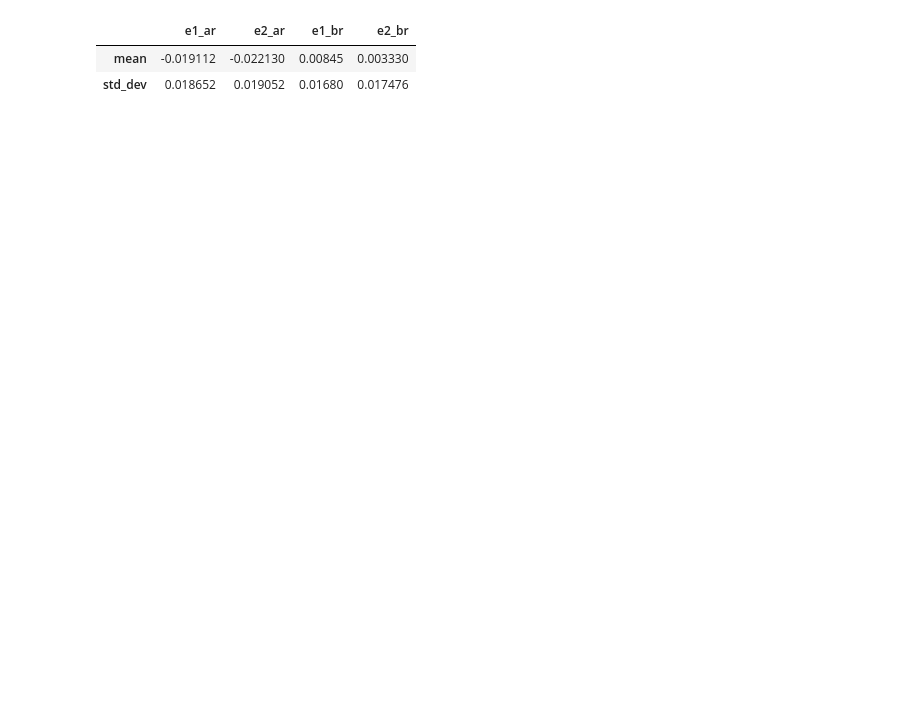
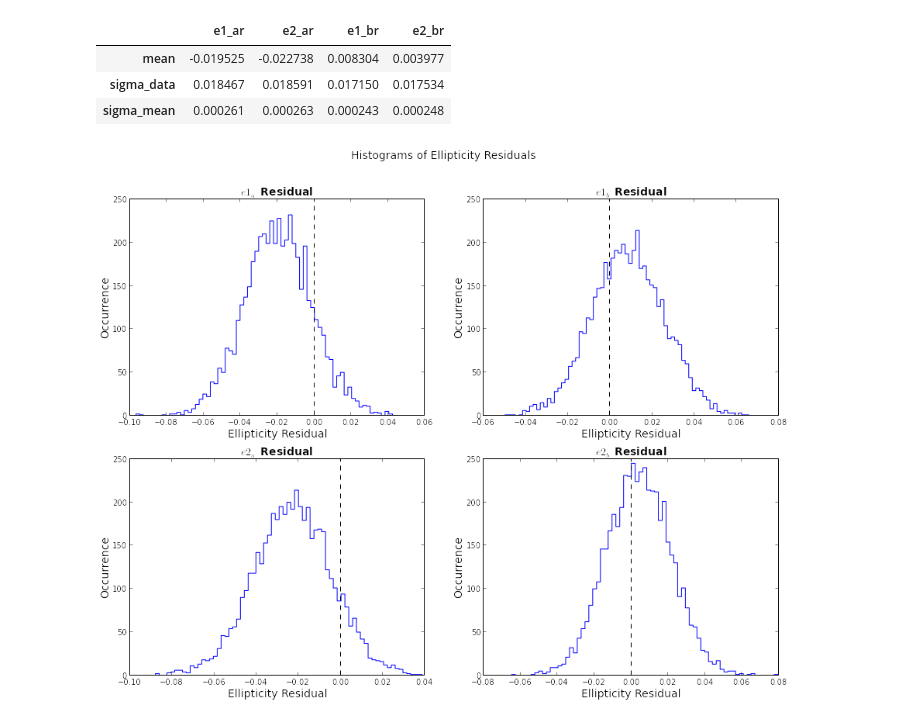
Before and after one commit to alvarezcl/deblending, a Jupyter notebook: test_fit.ipynb, the cells around one changed output. Cells and saved outputs as stored; diff of their text form; code cells hidden in the pictures; blank space fills up the shorter version.

```diff
--- a/test_fit.ipynb
+++ b/test_fit.ipynb
@@ -162,7 +159,7 @@ def main(argv,plot=False):
 
     return residual
 # %%
-# Simple function that runs a loop over the main function above and shows
+# Simple function that runs a loop over the main function above and plots
 # the bias on ellipticities.
 def run_sample_batch(num_trials):
     results = []
@@ -170,20 +167,43 @@ def run_sample_batch(num_trials):
         residuals_e = main(0,plot=False)
         results.append(residuals_e.values)
 
+    # Store the data in panda arrays
+    sqr_N = np.sqrt(num_trials)
     results = pd.DataFrame(results,columns=['e1_ar','e2_ar','e1_br','e2_br'])
     stats = np.array([[np.mean(results['e1_ar']),np.mean(results['e2_ar']),np.mean(results['e1_br']),np.mean(results['e2_br'])],
-                      [np.std(results['e1_ar']), np.std(results['e2_ar']), np.std(results['e1_br']), np.std(results['e2_br'])]])
-    stats = pd.DataFrame(stats,columns=['e1_ar','e2_ar','e1_br','e2_br'],index=['mean','std_dev'])
-    # Histogram the data TODO
+                      [np.std(results['e1_ar']), np.std(results['e2_ar']), np.std(results['e1_br']), np.std(results['e2_br'])],
+                      [np.std(results['e1_ar'])/sqr_N, np.std(results['e2_ar'])/sqr_N, np.std(results['e1_br'])/sqr_N, np.std(results['e2_br'])/sqr_N]])
+    stats = pd.DataFrame(stats,columns=['e1_ar','e2_ar','e1_br','e2_br'],index=['mean','sigma_data','sigma_mean'])
 
-    return results, stats
+    # Histogram the data
+    bin_nums = np.sqrt(num_trials-1)-1;
+    gs = gridspec.GridSpec(2,2)
+    fig = plt.figure(figsize=(15,11))
+    fs = 14
+    plt.suptitle('Histograms of Ellipticity Residuals',fontsize=fs)
+    ax1 = fig.add_subplot(gs[0,0])
+    a = ax1.hist(results['e1_ar'],bins=bin_nums,histtype=u'step'); plt.title('$e1_a$ Residual',fontsize=fs,fontweight='bold'); plt.xlabel('Ellipticity Residual',fontsize=fs); plt.ylabel('Occurrence',fontsize=fs)
+    plt.axvline(0,color='k',linestyle='--')
+    ax2 = fig.add_subplot(gs[1,0])
+    b = ax2.hist(results['e2_ar'],bins=bin_nums,histtype=u'step'); plt.title('$e2_a$ Residual',fontsize=fs,fontweight='bold'); plt.xlabel('Ellipticity Residual',fontsize=fs); plt.ylabel('Occurrence',fontsize=fs)
+    plt.axvline(0,color='k',linestyle='--')
+    ax3 = fig.add_subplot(gs[0,1])
+    c = ax3.hist(results['e1_br'],bins=bin_nums,histtype=u'step'); plt.title('$e1_b$ Residual',fontsize=fs,fontweight='bold'); plt.xlabel('Ellipticity Residual',fontsize=fs); plt.ylabel('Occurrence',fontsize=fs)
+    plt.axvline(0,color='k',linestyle='--')
+    ax4 = fig.add_subplot(gs[1,1])
+    d = ax4.hist(results['e2_br'],bins=bin_nums,histtype=u'step'); plt.title('$e2_b$ Residual',fontsize=fs,fontweight='bold'); plt.xlabel('Ellipticity Residual',fontsize=fs); plt.ylabel('Occurrence',fontsize=fs)
+    plt.axvline(0,color='k',linestyle='--')
+
+    return results, stats, fig
 
 if __name__ == '__main__':
     main(sys.argv)
 # %%
-results, stats = run_sample_batch(1000)
+residuals, stats, fig = run_sample_batch(5000)
 stats
 # %% [output]
 |  | e1_ar | e2_ar | e1_br | e2_br |
-| mean | -0.019112 | -0.022130 | 0.00845 | 0.003330 |
-| std_dev | 0.018652 | 0.019052 | 0.01680 | 0.017476 |
+| mean | -0.019525 | -0.022738 | 0.008304 | 0.003977 |
+| sigma_data | 0.018467 | 0.018591 | 0.017150 | 0.017534 |
+| sigma_mean | 0.000261 | 0.000263 | 0.000243 | 0.000248 |
+[figure, added]
```
Also changed, not shown: parts of 3 cells of this notebook.
